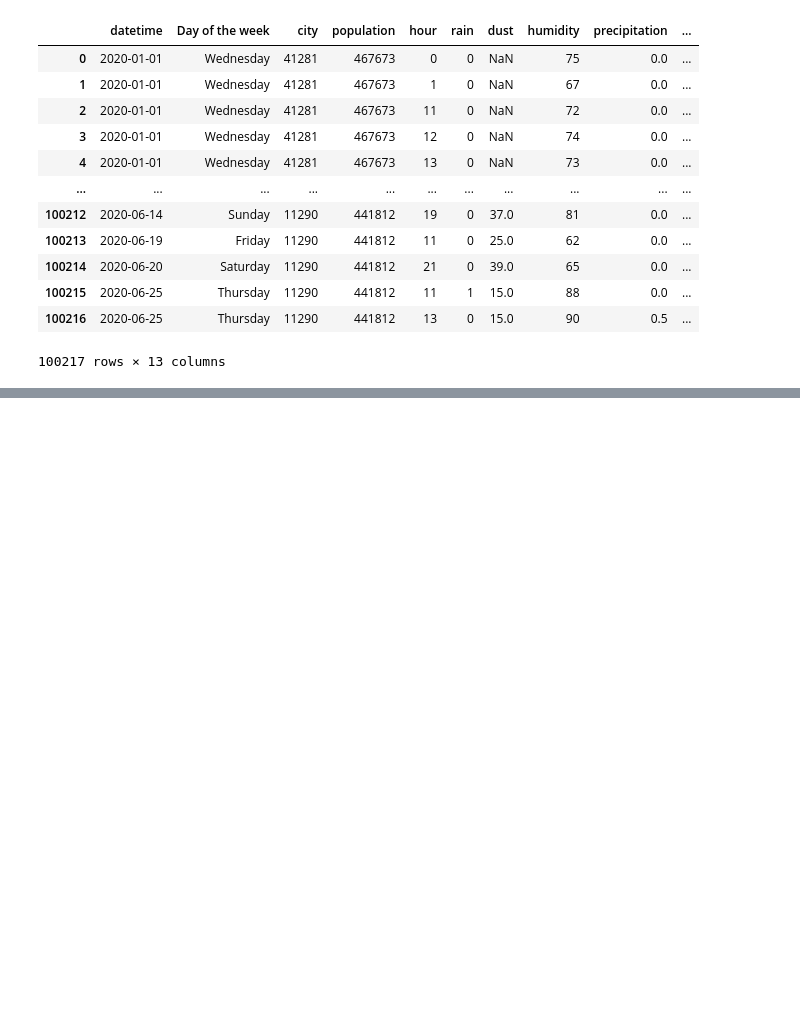
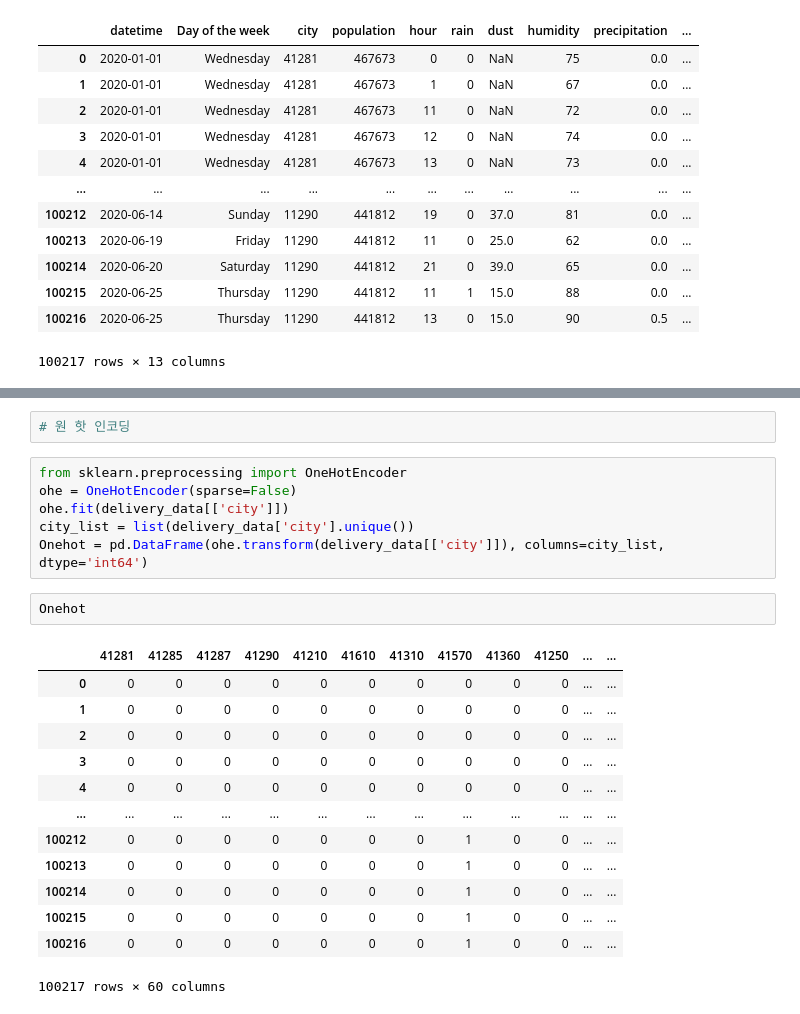
Before and after one commit to wjswjdgns/miniproject02, a Jupyter notebook: deliverydata_data.ipynb, the cells around one changed output, grey strips where cells are left out. Saved outputs shown, nothing was run; the diff lists cells and outputs as text; blank space fills up the shorter version.

```diff
--- a/deliverydata_data.ipynb
+++ b/deliverydata_data.ipynb
@@ -20,0 +187,24 @@ delivery_data
+# %%
+# 원 핫 인코딩
+# %%
+from sklearn.preprocessing import OneHotEncoder
+ohe = OneHotEncoder(sparse=False)
+ohe.fit(delivery_data[['city']])
+city_list = list(delivery_data['city'].unique())
+Onehot = pd.DataFrame(ohe.transform(delivery_data[['city']]), columns=city_list, dtype='int64')
+# %%
+Onehot
+# %% [output]
+|  | 41281 | 41285 | 41287 | 41290 | 41210 | 41610 | 41310 | 41570 | 41360 | 41250 | ... | ... |
+| 0 | 0 | 0 | 0 | 0 | 0 | 0 | 0 | 0 | 0 | 0 | ... | ... |
+| 1 | 0 | 0 | 0 | 0 | 0 | 0 | 0 | 0 | 0 | 0 | ... | ... |
+| 2 | 0 | 0 | 0 | 0 | 0 | 0 | 0 | 0 | 0 | 0 | ... | ... |
+| 3 | 0 | 0 | 0 | 0 | 0 | 0 | 0 | 0 | 0 | 0 | ... | ... |
+| 4 | 0 | 0 | 0 | 0 | 0 | 0 | 0 | 0 | 0 | 0 | ... | ... |
+| ... | ... | ... | ... | ... | ... | ... | ... | ... | ... | ... | ... | ... |
+| 100212 | 0 | 0 | 0 | 0 | 0 | 0 | 0 | 1 | 0 | 0 | ... | ... |
+| 100213 | 0 | 0 | 0 | 0 | 0 | 0 | 0 | 1 | 0 | 0 | ... | ... |
+| 100214 | 0 | 0 | 0 | 0 | 0 | 0 | 0 | 1 | 0 | 0 | ... | ... |
+| 100215 | 0 | 0 | 0 | 0 | 0 | 0 | 0 | 1 | 0 | 0 | ... | ... |
+| 100216 | 0 | 0 | 0 | 0 | 0 | 0 | 0 | 1 | 0 | 0 | ... | ... |
+100217 rows × 60 columns
```
Also changed, not shown: parts of 86 cells of this notebook, 1 other file.
